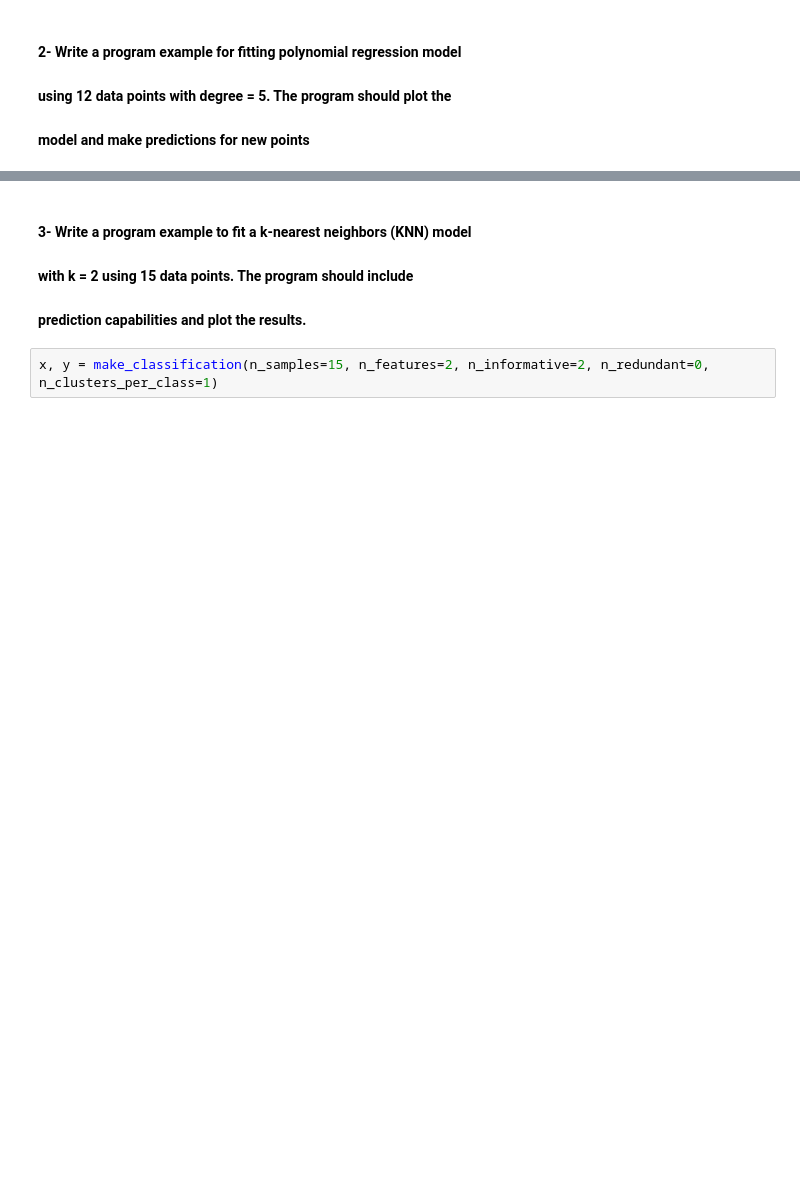
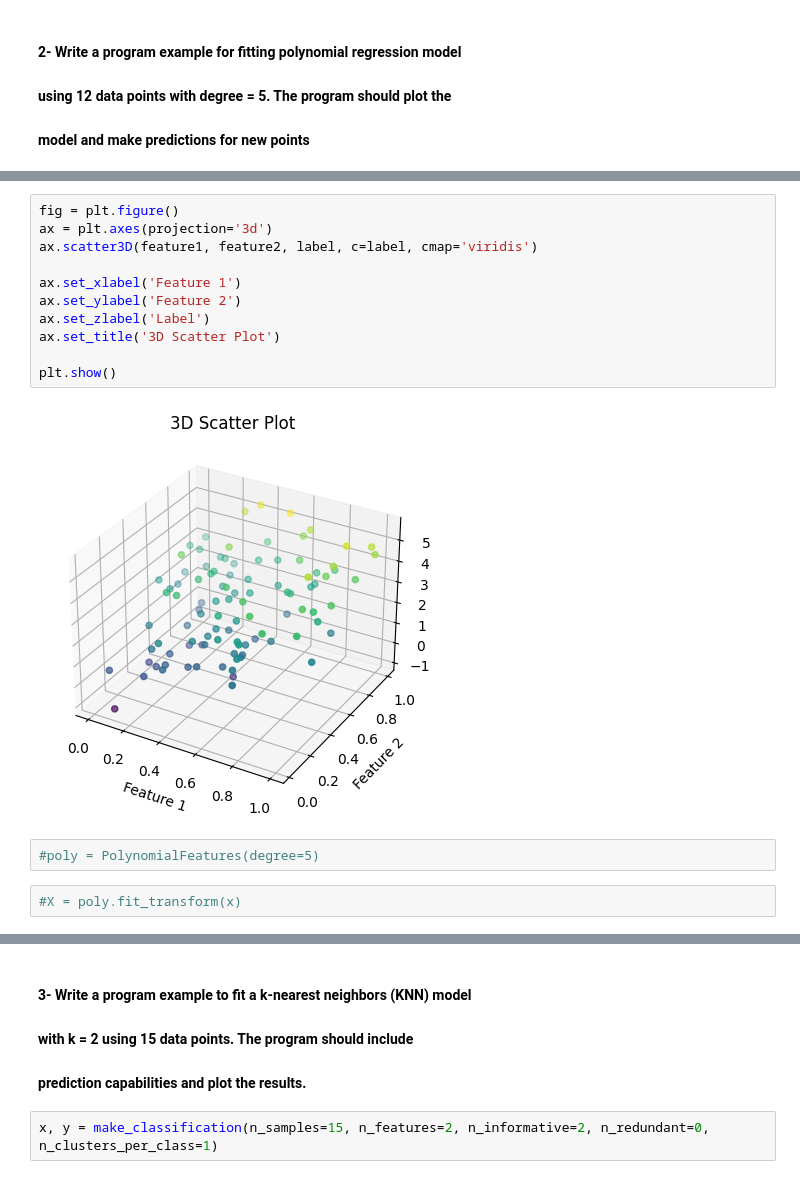
Before and after one commit to Hamedloghmani/statistical-learning-s23, a Jupyter notebook: miniproject1.ipynb, the cells around one changed output, grey strips where cells are left out. Saved outputs shown, nothing was run; the diff lists cells and outputs as text; blank space fills up the shorter version.

```diff
--- a/miniproject1.ipynb
+++ b/miniproject1.ipynb
@@ -57,0 +90,17 @@ x, y = generate_data(2, 12, 0)
+# %%
+fig = plt.figure()
+ax = plt.axes(projection='3d')
+ax.scatter3D(feature1, feature2, label, c=label, cmap='viridis')
+
+ax.set_xlabel('Feature 1')
+ax.set_ylabel('Feature 2')
+ax.set_zlabel('Label')
+ax.set_title('3D Scatter Plot')
+
+plt.show()
+# %% [output]
+[figure, added]
+# %%
+#poly = PolynomialFeatures(degree=5)
+# %%
+#X = poly.fit_transform(x)
```
Also changed, not shown: parts of 16 cells of this notebook.
